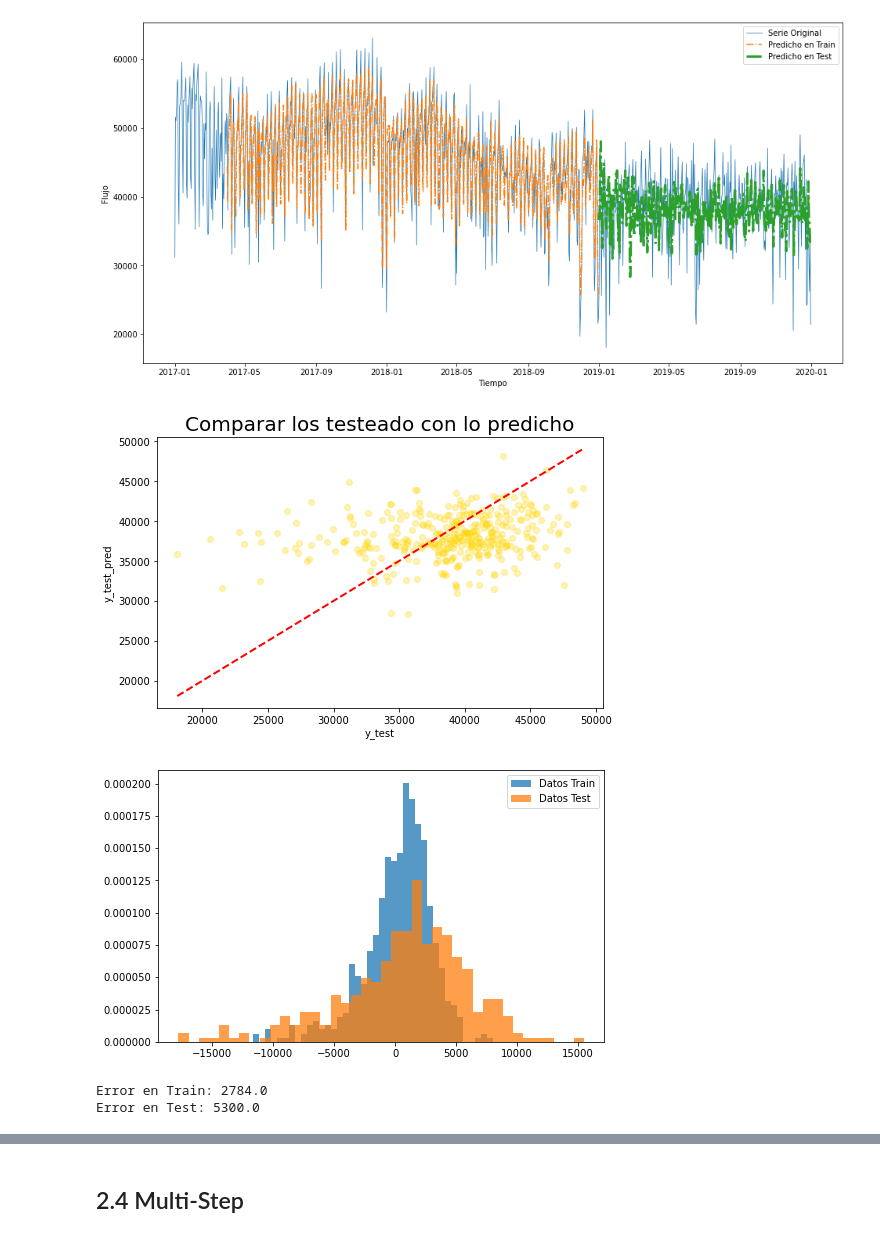
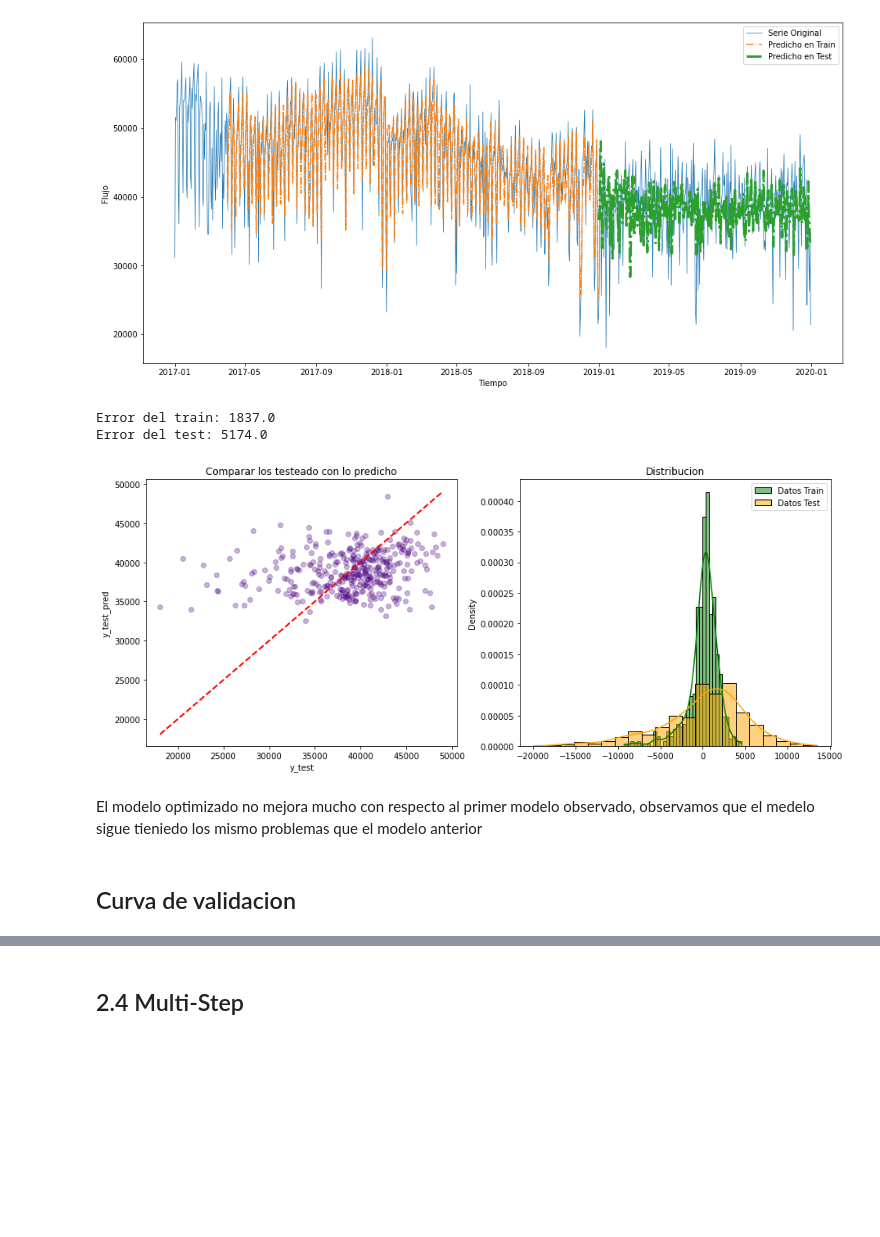
Before and after one commit to francoargn/Data_Science, a Jupyter notebook: DS_Proyecto_03_ST.ipynb, the cells around one changed output, grey strips where cells are left out. Cells and saved outputs as stored; diff of their text form; code cells hidden in the pictures; blank space fills up the shorter version.

```diff
--- a/DS_Proyecto_03_ST.ipynb
+++ b/DS_Proyecto_03_ST.ipynb
@@ -1014,38 +992,40 @@ plt.show()
 # %% [output]
 [figure]
 # %%
-plt.figure(figsize=(8,5))
-
-plt.scatter(y_test,y_test_pred_xgb,alpha=0.3,color='gold')
+plt.figure(figsize=(15,6))
+plt.subplot(1,2,1)
+plt.scatter(y_test,y_test_pred_xgb,alpha=0.3,color='indigo')
 
 plt.plot([y_test.min(), y_test.max()],
          [y_test.min(),y_test.max()],
          'r--',linewidth=2)
 
 
-plt.title('Comparar los testeado con lo predicho',fontsize=20)
+plt.title('Comparar los testeado con lo predicho')
 plt.xlabel('y_test')
 plt.ylabel('y_test_pred')
 
 
-plt.figure(figsize=(8,5))
-plt.hist(y_train-y_train_pred_xgb,density=1,alpha=0.75,bins=40,histtype='bar',label='Datos Train')
-plt.hist(y_test-y_test_pred_xgb, density=1, alpha=0.75,bins=40,histtype='bar', label='Datos Test')
+plt.subplot(1,2,2)
+sns.histplot(y_train-y_train_pred_xgb, kde=True,label='Datos Train',stat='density',color='green')
+sns.histplot(y_test-y_test_pred_xgb, kde=True,label='Datos Test',stat='density',color='orange')
+plt.title('Distribucion')
 plt.legend()
 
+MSE=mean_squared_error(y_train,y_train_pred_xgb,squared=False)
+MSE_test=mean_squared_error(y_test, y_test_pred_xgb, squared=False)
+print('Error del train:',MSE.round())
+print('Error del test:',MSE_test.round())
 
 plt.show()
 # %% [output]
+Error del train: 1837.0
+Error del test: 5174.0
-[figure, old version]
+[figure, new version]
-[figure, removed]
-# %%
-MSE = mean_squared_error(y_train, y_train_pred_xgb)
-print('Error en Train:',np.sqrt(MSE).round())
-MSE = mean_squared_error(y_test, y_test_pred_xgb)
-print('Error en Test:',np.sqrt(MSE).round())
-# %% [output]
-Error en Train: 2784.0
-Error en Test: 5300.0
+# %% [markdown]
+El modelo optimizado no mejora mucho con respecto al primer modelo observado, observamos que el medelo sigue tieniedo los mismo problemas que el modelo anterior
+# %% [markdown]
+## Curva de validacion
 # %%
 scores_train = []
 scores_test = []
```
Also changed, not shown: parts of 39 cells of this notebook.
